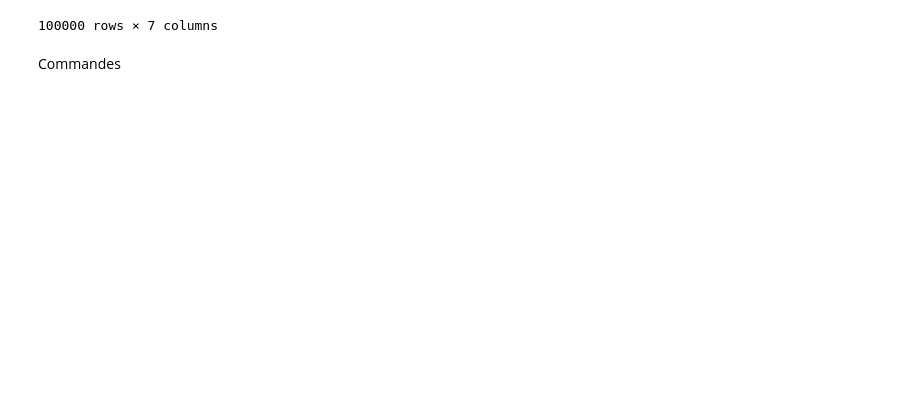
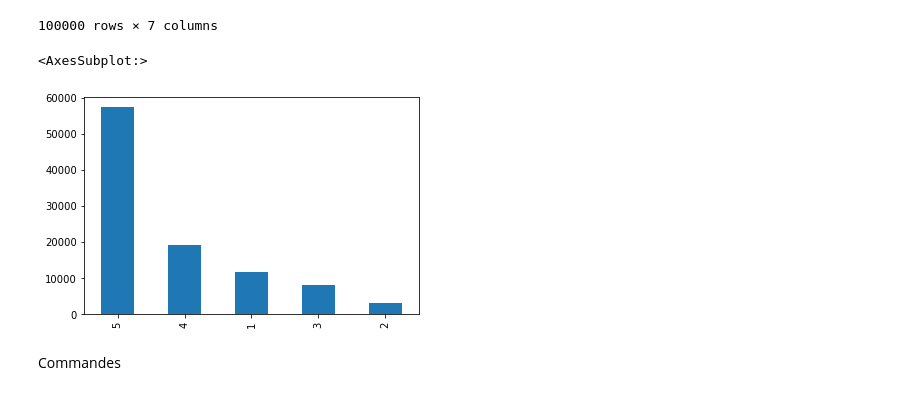
Before and after one commit to Grandpied33/OlistKaggle, a Jupyter notebook: src/Notebooks/SecondNotebook.ipynb, the cells around one changed output. Cells and saved outputs as stored; diff of their text form; code cells hidden in the pictures; blank space fills up the shorter version.

```diff
--- a/src/Notebooks/SecondNotebook.ipynb
+++ b/src/Notebooks/SecondNotebook.ipynb
@@ -167,6 +167,11 @@ df_olist_order_review
 | 99998 | be360f18f5df1e0541061c87021e6d93 | f8bd3f2000c28c5342fedeb5e50f2e75 | 1 | NaN | Solicitei a compra de uma capa de... | 2017-12-15 00:00:00 | ... |
 | 99999 | efe49f1d6f951dd88b51e6ccd4cc548f | 90531360ecb1eec2a1fbb265a0db0508 | 1 | NaN | meu produto chegou e ja tenho que... | 2017-07-03 00:00:00 | ... |
 100000 rows × 7 columns
+# %%
+df_olist_order_review['review_score'].value_counts().plot.bar()
+# %% [output]
+<AxesSubplot:>
+[figure, added]
 # %% [markdown]
 Commandes
 # %%
```
Also changed, not shown: parts of 4 cells of this notebook, 2 other files.
